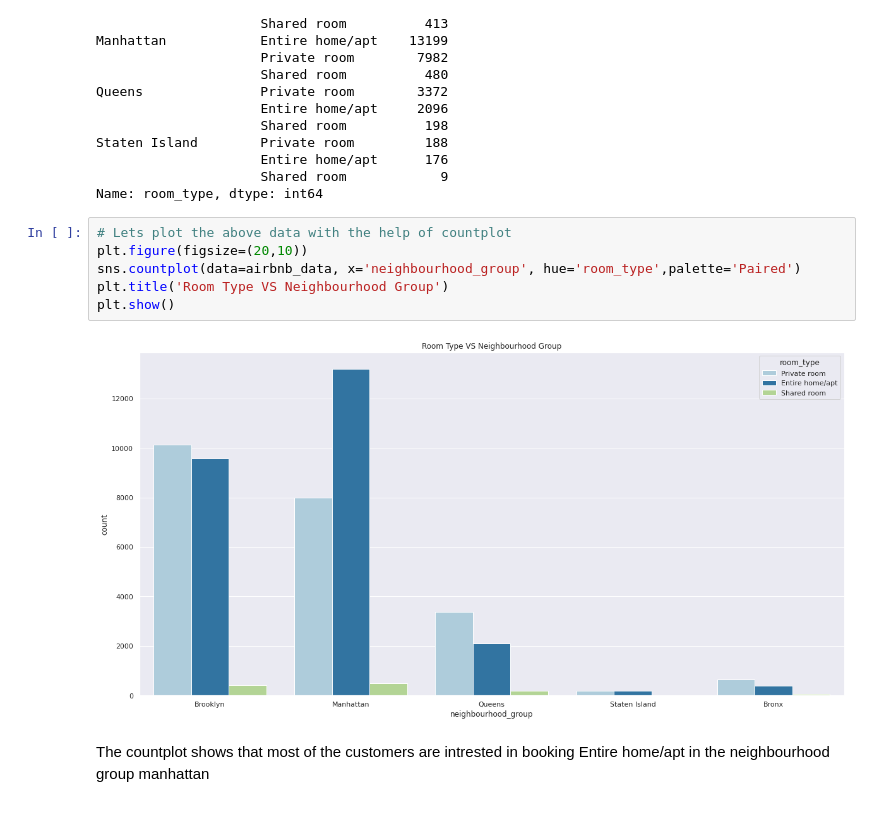
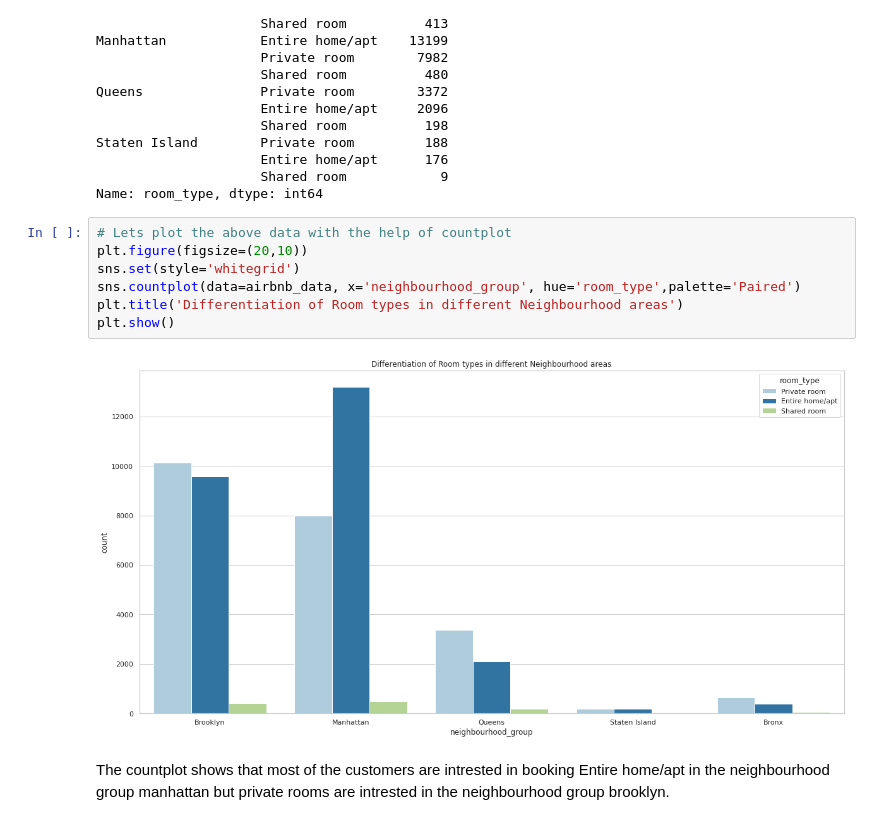
Before and after one commit to Srinadh9121/airbnb_booking_ED_Analysis, a Jupyter notebook: Airbnb_Bookings_Analysis_Capstone_Project.ipynb, the cells around one changed output. Cells and saved outputs as stored; diff of their text form.

```diff
--- a/Airbnb_Bookings_Analysis_Capstone_Project.ipynb
+++ b/Airbnb_Bookings_Analysis_Capstone_Project.ipynb
@@ -284,10 +284,11 @@ Name: room_type, dtype: int64
 # %%
 # Lets plot the above data with the help of countplot
 plt.figure(figsize=(20,10))
+sns.set(style='whitegrid')
 sns.countplot(data=airbnb_data, x='neighbourhood_group', hue='room_type',palette='Paired')
-plt.title('Room Type VS Neighbourhood Group')
+plt.title('Differentiation of Room types in different Neighbourhood areas')
 plt.show()
 # %% [output]
-[figure, old version]
+[figure, new version]
 # %% [markdown]
-The countplot shows that most of the customers are intrested in booking Entire home/apt in the neighbourhood group manhattan
+The countplot shows that most of the customers are intrested in booking Entire home/apt in the neighbourhood group manhattan but private rooms are intrested in the neighbourhood group brooklyn.
```
Also changed, not shown: parts of 17 cells of this notebook.
